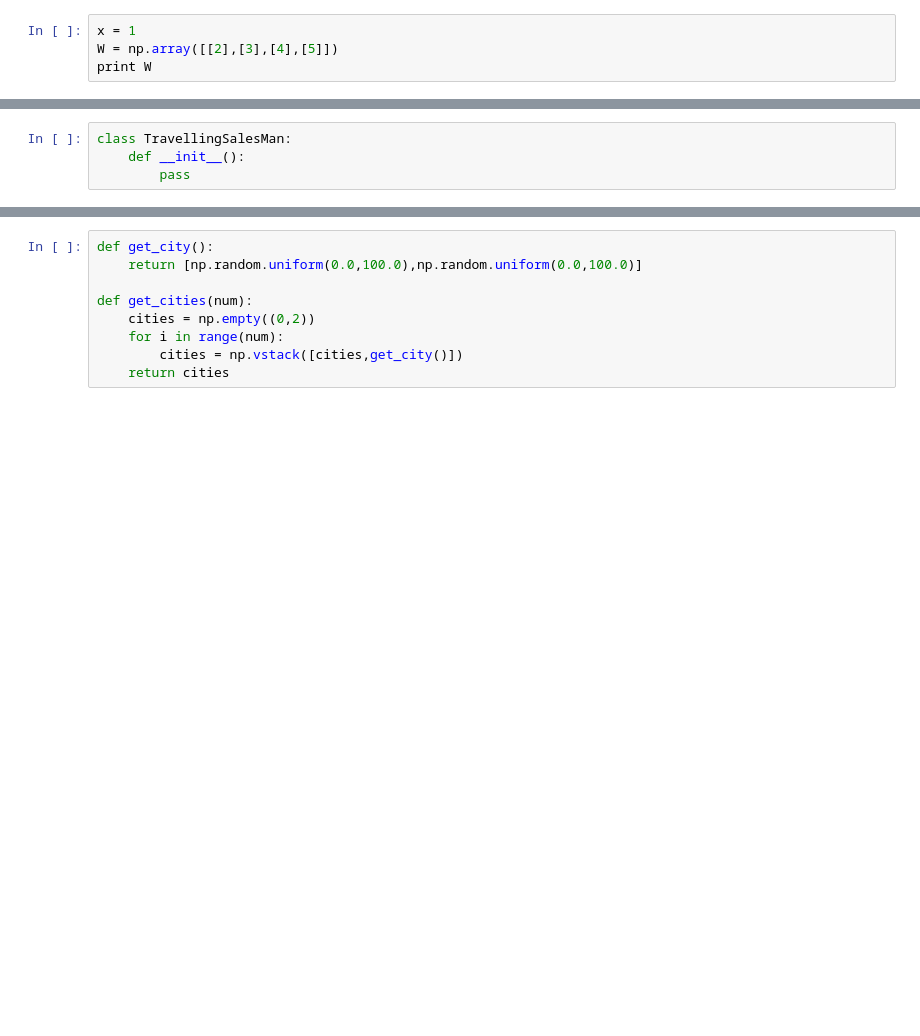
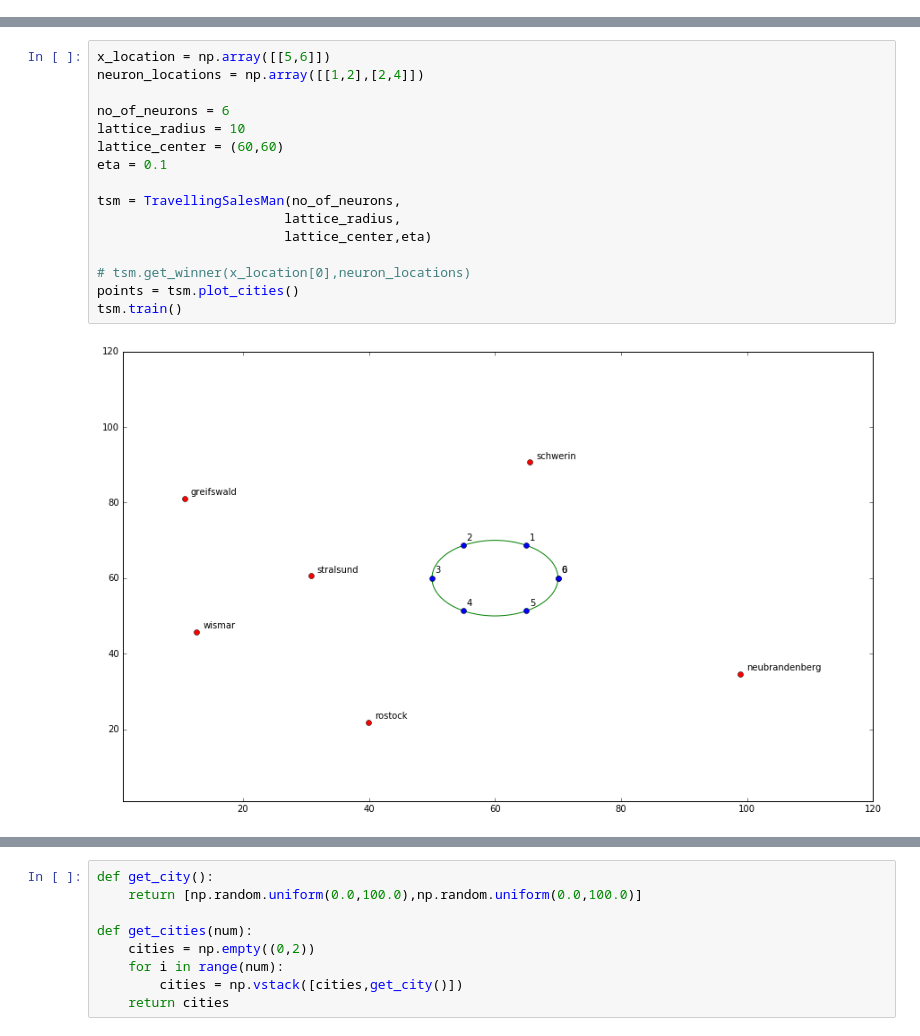
Before and after one commit to rameshjes/neural-network, a Jupyter notebook: assignment09/ruby/workbench_ruby_09.ipynb, the cells around one changed output, grey strips where cells are left out. Saved outputs shown, nothing was run; the diff lists cells and outputs as text; blank space fills up the shorter version.

```diff
--- a/assignment09/ruby/workbench_ruby_09.ipynb
+++ b/assignment09/ruby/workbench_ruby_09.ipynb
@@ -7,6 +8,2 @@ from sklearn import svm
 %matplotlib inline
 np.random.seed(7777)
-# %%
-x = 1
-W = np.array([[2],[3],[4],[5]])
-print W
@@ -28,4 +9,0 @@ min([(index,diatance1d(x,w)) for index,w in enumerate(W)])[0]
-# %%
-class TravellingSalesMan:
-    def __init__():
-        pass
@@ -31,0 +104,18 @@ class TravellingSalesMan:
+# %%
+x_location = np.array([[5,6]])
+neuron_locations = np.array([[1,2],[2,4]])
+
+no_of_neurons = 6
+lattice_radius = 10
+lattice_center = (60,60)
+eta = 0.1
+
+tsm = TravellingSalesMan(no_of_neurons,
+                        lattice_radius,
+                        lattice_center,eta)
+
+# tsm.get_winner(x_location[0],neuron_locations)
+points = tsm.plot_cities()
+tsm.train()
+# %% [output]
+[figure, added]
```
Also changed, not shown: parts of 14 cells of this notebook, 1 other file.
